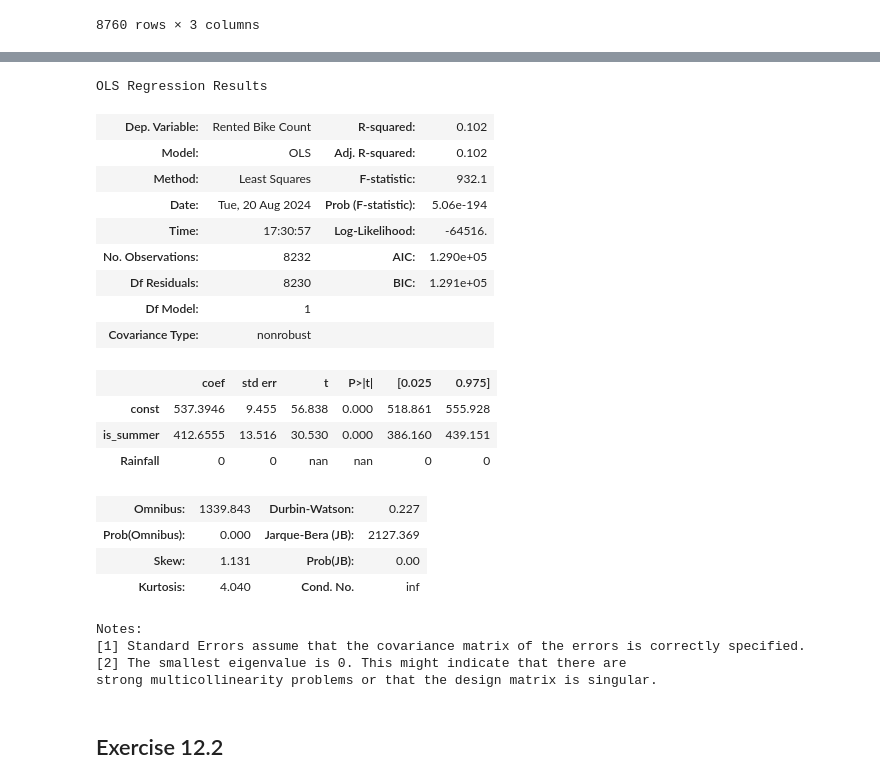
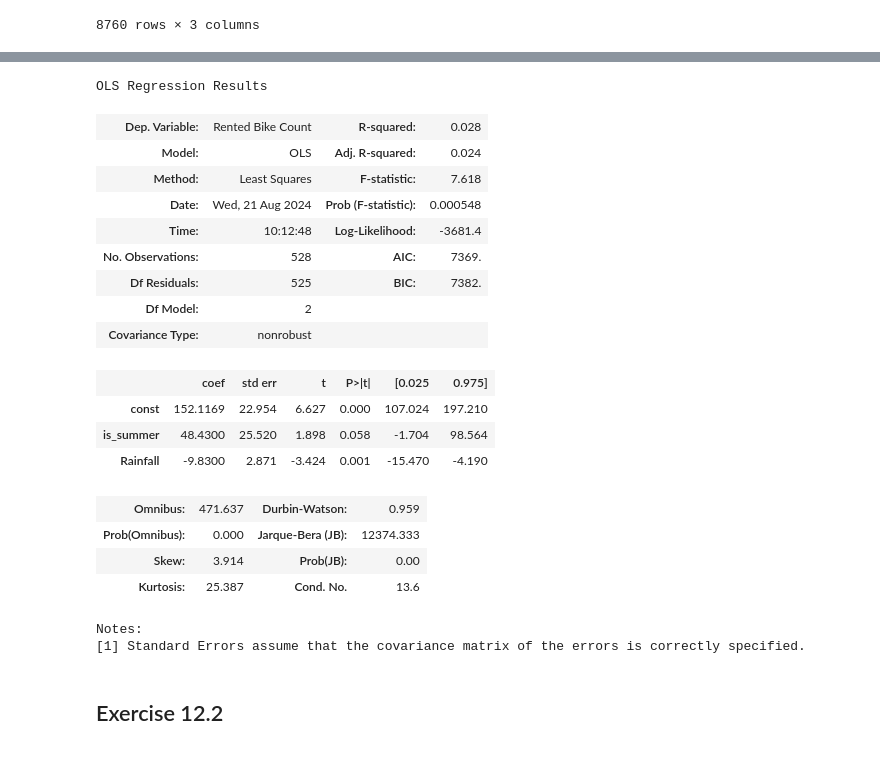
Before and after one commit to falasur/LA4DS, a Jupyter notebook: LA4DS_Ch12.ipynb, the cells around one changed output, grey strips where cells are left out. Cells and saved outputs as stored; diff of their text form; code cells hidden in the pictures.

```diff
--- a/LA4DS_Ch12.ipynb
+++ b/LA4DS_Ch12.ipynb
@@ -231,35 +231,33 @@ OLS Regression Results
 Notes:
 [1] Standard Errors assume that the covariance matrix of the errors is correctly specified.
 # %%
-X = sm.add_constant(df.query('Rainfall == 0')[['is_summer', 'Rainfall']])
-Y = df.query('Rainfall == 0')['Rented Bike Count']
+X = sm.add_constant(df.query('Rainfall != 0')[['is_summer', 'Rainfall']])
+Y = df.query('Rainfall != 0')['Rented Bike Count']
 
 model = sm.OLS(Y, X)
 results = model.fit()
 results.summary()
 # %% [output]
 OLS Regression Results
-| Dep. Variable: | Rented Bike Count | R-squared: | 0.102 |
-| Model: | OLS | Adj. R-squared: | 0.102 |
-| Method: | Least Squares | F-statistic: | 932.1 |
-| Date: | Tue, 20 Aug 2024 | Prob (F-statistic): | 5.06e-194 |
-| Time: | 17:30:57 | Log-Likelihood: | -64516. |
-| No. Observations: | 8232 | AIC: | 1.290e+05 |
-| Df Residuals: | 8230 | BIC: | 1.291e+05 |
-| Df Model: | 1 |  |  |
+| Dep. Variable: | Rented Bike Count | R-squared: | 0.028 |
+| Model: | OLS | Adj. R-squared: | 0.024 |
+| Method: | Least Squares | F-statistic: | 7.618 |
+| Date: | Wed, 21 Aug 2024 | Prob (F-statistic): | 0.000548 |
+| Time: | 10:12:48 | Log-Likelihood: | -3681.4 |
+| No. Observations: | 528 | AIC: | 7369. |
+| Df Residuals: | 525 | BIC: | 7382. |
+| Df Model: | 2 |  |  |
 | Covariance Type: | nonrobust |  |  |
 |  | coef | std err | t | P>|t| | [0.025 | 0.975] |
-| const | 537.3946 | 9.455 | 56.838 | 0.000 | 518.861 | 555.928 |
-| is_summer | 412.6555 | 13.516 | 30.530 | 0.000 | 386.160 | 439.151 |
-| Rainfall | 0 | 0 | nan | nan | 0 | 0 |
+| const | 152.1169 | 22.954 | 6.627 | 0.000 | 107.024 | 197.210 |
+| is_summer | 48.4300 | 25.520 | 1.898 | 0.058 | -1.704 | 98.564 |
+| Rainfall | -9.8300 | 2.871 | -3.424 | 0.001 | -15.470 | -4.190 |
-| Omnibus: | 1339.843 | Durbin-Watson: | 0.227 |
-| Prob(Omnibus): | 0.000 | Jarque-Bera (JB): | 2127.369 |
-| Skew: | 1.131 | Prob(JB): | 0.00 |
-| Kurtosis: | 4.040 | Cond. No. | inf |
+| Omnibus: | 471.637 | Durbin-Watson: | 0.959 |
+| Prob(Omnibus): | 0.000 | Jarque-Bera (JB): | 12374.333 |
+| Skew: | 3.914 | Prob(JB): | 0.00 |
+| Kurtosis: | 25.387 | Cond. No. | 13.6 |
 Notes:
 [1] Standard Errors assume that the covariance matrix of the errors is correctly specified.
-[2] The smallest eigenvalue is 0. This might indicate that there are
-strong multicollinearity problems or that the design matrix is singular.
 # %%
 # Only marginally better
 # %% [markdown]
```
Also changed, not shown: parts of 25 cells of this notebook.
